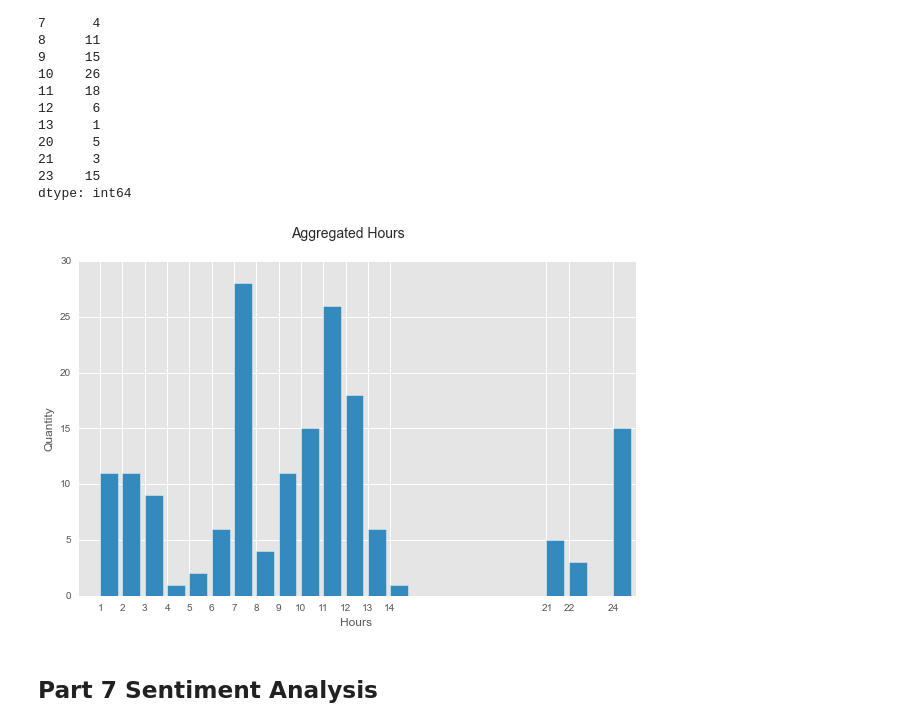
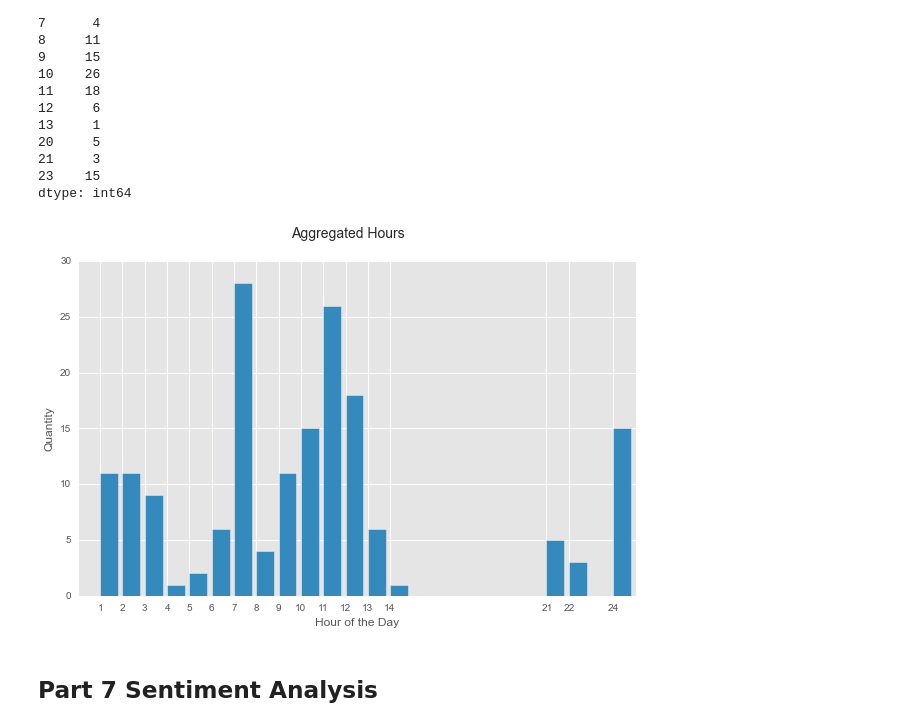
Before and after one commit to JaredChung/DSI_Assignment, a Jupyter notebook: D-Matrix_Notebook.ipynb, the cells around one changed output. Cells and saved outputs as stored; diff of their text form; code cells hidden in the pictures.

```diff
--- a/D-Matrix_Notebook.ipynb
+++ b/D-Matrix_Notebook.ipynb
@@ -186,7 +186,7 @@ def preprocessing(s):
 # %%
 data['clean_text'] = data.text.apply(lambda x: preprocessing(x))
 # %%
-data = pd.merge(df3,users,left_on='user',right_on='id',how='inner')
+data = pd.merge(data,users,left_on='user',right_on='id',how='inner')
 data = data[['user','ts','channel','text','name']]
 # %% [markdown]
 ## Part 4 Term Frequency
@@ -362,14 +359,14 @@ dtype: int64
 # %%
 fig = plt.figure(figsize=(10,6))
 ax = fig.add_subplot(1,1,1)
 ax.bar(jared.groupby(jared.ts.apply(lambda x: x.hour)).text.size().index +1,jared.groupby(jared.ts.apply(lambda x: x.hour)).text.size())
 fig.suptitle("Aggregated Hours",fontsize= 14)
-ax.set_xlabel("Hours")
+ax.set_xlabel("Hour of the Day")
 ax.set_xticks(jared.groupby(jared.ts.apply(lambda x: x.hour)).text.size().index+ 1)
 ax.set_ylabel("Quantity")
 fig.savefig("Aggregated Hours.png")
 # %% [output]
-[figure, old version]
+[figure, new version]
 # %%
 #
 # %% [markdown]
```
Also changed, not shown: parts of 8 cells of this notebook, 1 other file.
